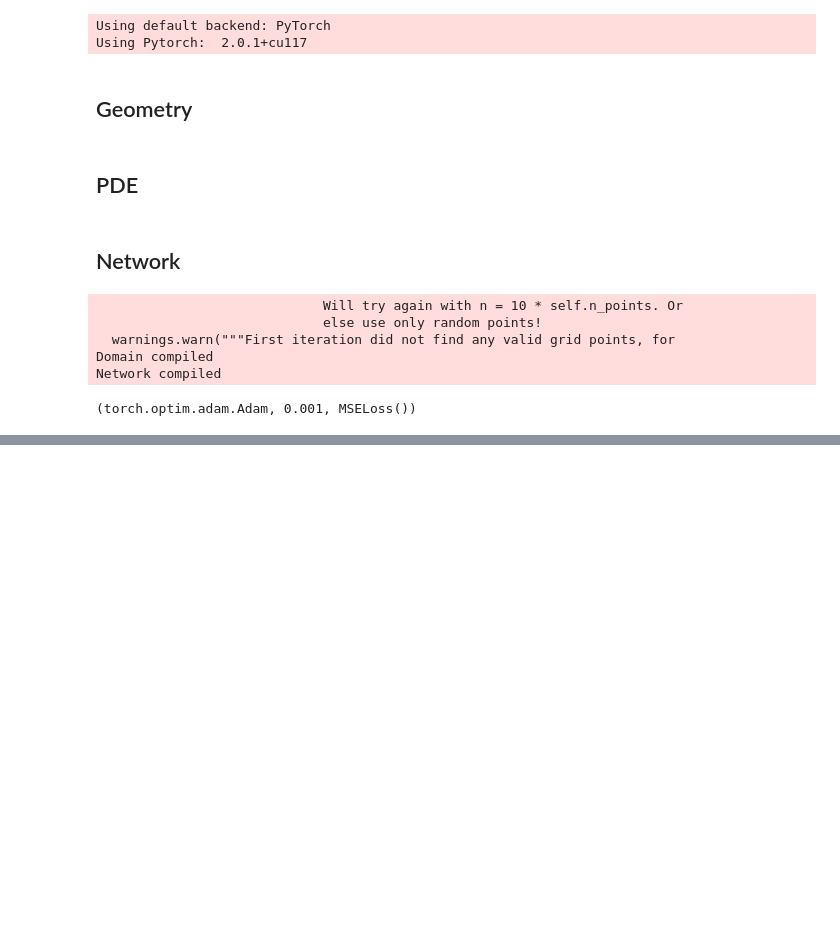
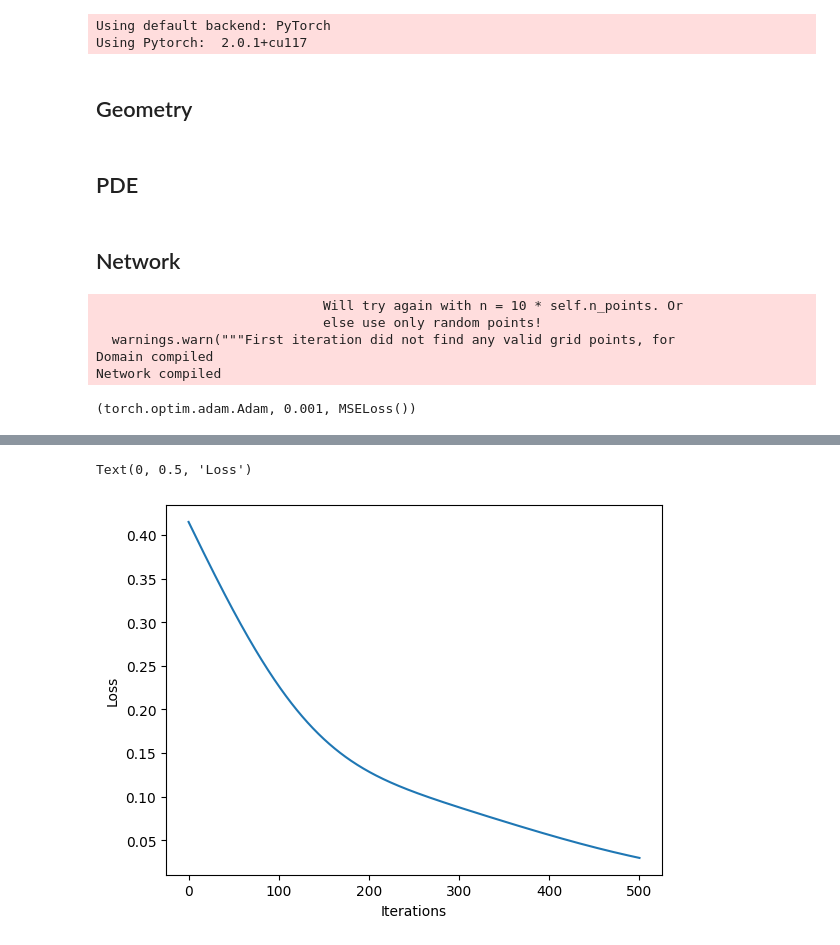
Before and after one commit to praksharma/DeepINN, a Jupyter notebook: _sources/Tutorials/5. FCNN/3. model.ipynb, the cells around one changed output, grey strips where cells are left out. Cells and saved outputs as stored; diff of their text form; code cells hidden in the pictures; blank space fills up the shorter version.

```diff
--- a/_sources/Tutorials/5. FCNN/3. model.ipynb
+++ b/_sources/Tutorials/5. FCNN/3. model.ipynb
@@ -94,0 +108,2 @@ Training finished
+# %%
+history = model.training_history
@@ -94,0 +119,8 @@ Training finished
+# %%
+plt.figure(2)
+plt.plot(history)
+plt.xlabel("Iterations")
+plt.ylabel("Loss")
+# %% [output]
+Text(0, 0.5, 'Loss')
+[figure, added]
```
Also changed, not shown: parts of 7 cells of this notebook, 40 other files.
